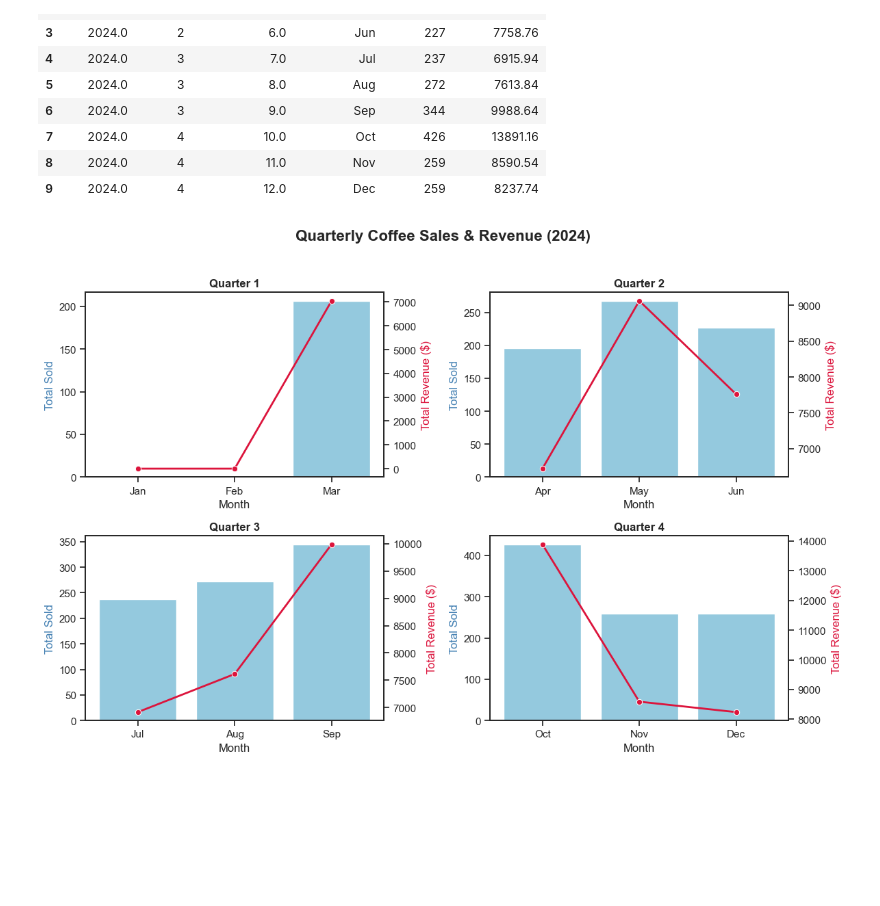
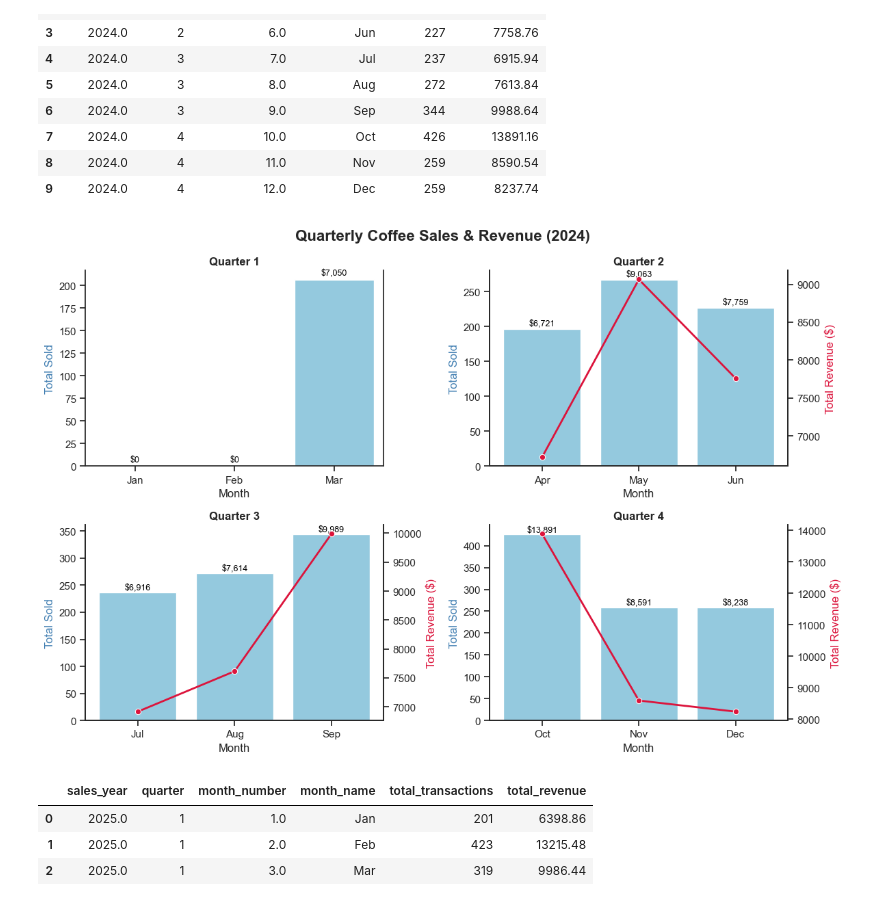
Before and after one commit to rajendrashrest111/Project_coffee_python, a Jupyter notebook: 6_quaterly_reports.ipynb, the cells around one changed output. Drawn from its saved outputs; the diff is of its cells as text; code cells hidden in the pictures; blank space fills up the shorter version.

```diff
--- a/6_quaterly_reports.ipynb
+++ b/6_quaterly_reports.ipynb
@@ -52,11 +52,10 @@ df_2024
 | 9 | 2024.0 | 4 | 12.0 | Dec | 259 | 8237.74 |
 # %%
 
-
-# --- Ensure month_number is int (sometimes float from SQL) ---
+# Ensure month_number is int (sometimes float from SQL)
 df_2024["month_number"] = df_2024["month_number"].astype(int)
 
-# --- Add missing months (Jan & Feb) with 0 values ---
+# Add missing months (Jan & Feb) with 0 values
 all_months = pd.DataFrame({
     "month_number": range(1, 13),
     "month_name": ["Jan", "Feb", "Mar", "Apr", "May", "Jun",
@@ -67,39 +66,69 @@ all_months["sales_year"] = 2024
 
 df_2024_full = (
     all_months
     .merge(df_2024, on=["sales_year", "quarter", "month_number", "month_name"], how="left")
     .fillna({"total_sold": 0, "total_revenue": 0})
 )
 
-# --- Seaborn setup ---
+
 sns.set_theme(style="ticks")
 quarters = sorted(df_2024_full["quarter"].unique())
 
 fig, axes = plt.subplots(2, 2, figsize=(12, 8))
 axes = axes.flatten()
 
-# --- Combined bar + line chart per quarter ---
+# Combined bar + line chart per quarter
 for i, q in enumerate(quarters):
     ax = axes[i]
     df_q = df_2024_full[df_2024_full["quarter"] == q].sort_values("month_number")
 
     # Bar plot (sales count)
     sns.barplot(data=df_q, x="month_name", y="total_sold", color="skyblue", ax=ax)
 
-    # Line plot (revenue)
-    ax2 = ax.twinx()
-    sns.lineplot(data=df_q, x="month_name", y="total_revenue",
-                 color="crimson", marker="o", linewidth=2, ax=ax2)
+    # Annotate revenue values on each bar
+    for index, row in df_q.iterrows():
+        ax.text(index % 3, row["total_sold"] + 5, f"${row['total_revenue']:,.0f}",
+                color="black", ha="center", fontsize=9)
+
+    # Only draw revenue line if not Q1
+    if q != 1:
+        ax2 = ax.twinx()
+        sns.lineplot(data=df_q, x="month_name", y="total_revenue",
+                     color="crimson", marker="o", linewidth=2, ax=ax2)
+        ax2.set_ylabel("Total Revenue ($)", color="crimson")
 
     # Titles and labels
     ax.set_title(f"Quarter {q}", fontsize=12, weight="bold")
     ax.set_xlabel("Month")
     ax.set_ylabel("Total Sold", color="steelblue")
-    ax2.set_ylabel("Total Revenue ($)", color="crimson")
 
 # --- Global layout and title ---
 fig.suptitle("Quarterly Coffee Sales & Revenue (2024)", fontsize=16, weight="bold")
-plt.tight_layout(rect=[0, 0, 1, 0.96])
+sns.despine(top=True, right=False, left=False, bottom=False)
+
+plt.tight_layout()
 plt.show()
 # %% [output]
-[figure, old version]
+[figure, new version]
+# %%
+query_2025_q1= """
+   SELECT
+    EXTRACT(YEAR FROM date) AS sales_year,
+    CEIL(EXTRACT(MONTH FROM date) / 3.0)::INT AS quarter,
+    EXTRACT(MONTH FROM date) AS month_number,
+    TO_CHAR(date, 'Mon') AS month_name,
+    COUNT(*) AS total_transactions,
+    SUM(money) AS total_revenue
+FROM coffee_dim
+WHERE EXTRACT(YEAR FROM date) = 2025
+GROUP BY sales_year, quarter, month_number, month_name
+ORDER BY sales_year, quarter, month_number;
+"""
+
+df_2025_q1 = pd.read_sql(query_2025,conn)
+df_2025_q1
+# %% [output]
+|  | sales_year | quarter | month_number | month_name | total_transactions | total_revenue |
+| 0 | 2025.0 | 1 | 1.0 | Jan | 201 | 6398.86 |
+| 1 | 2025.0 | 1 | 2.0 | Feb | 423 | 13215.48 |
+| 2 | 2025.0 | 1 | 3.0 | Mar | 319 | 9986.44 |
```
Also changed, not shown: parts of 6 cells of this notebook, 1 other file.
